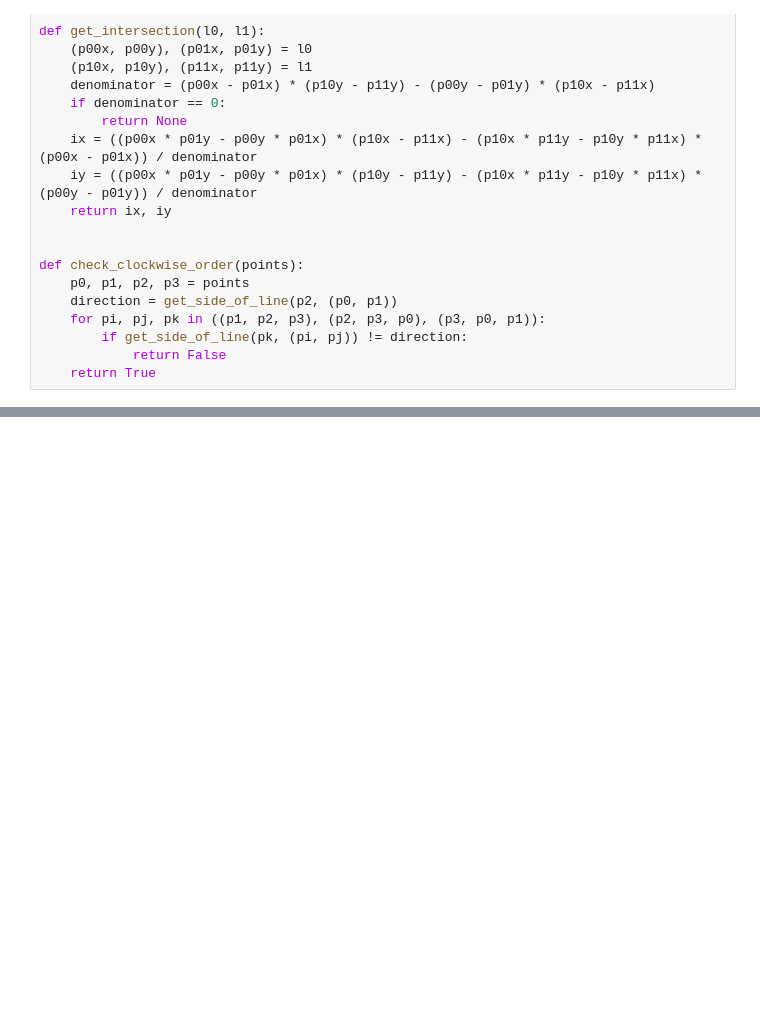
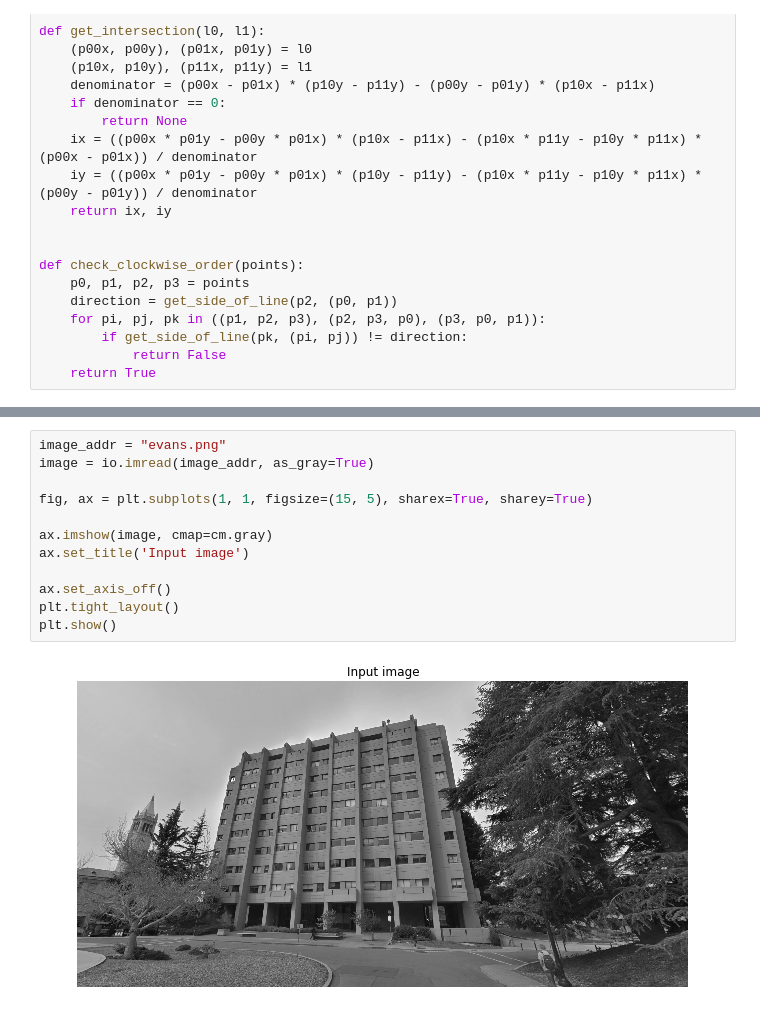
Before and after one commit to oortega20/CS294-final_project, a Jupyter notebook: code.ipynb, the cells around one changed output, grey strips where cells are left out. Drawn from its saved outputs; the diff is of its cells as text; blank space fills up the shorter version.

Commit message:
step by step visualization

```diff
--- a/code.ipynb
+++ b/code.ipynb
@@ -139,0 +149,14 @@ def quadrilateral_to_rectangle(quadrilateral):
+# %%
+image_addr = "evans.png"
+image = io.imread(image_addr, as_gray=True)
+
+fig, ax = plt.subplots(1, 1, figsize=(15, 5), sharex=True, sharey=True)
+
+ax.imshow(image, cmap=cm.gray)
+ax.set_title('Input image')
+
+ax.set_axis_off()
+plt.tight_layout()
+plt.show()
+# %% [output]
+[figure, added]
```
Also changed, not shown: parts of 10 cells of this notebook, 1 other file.
